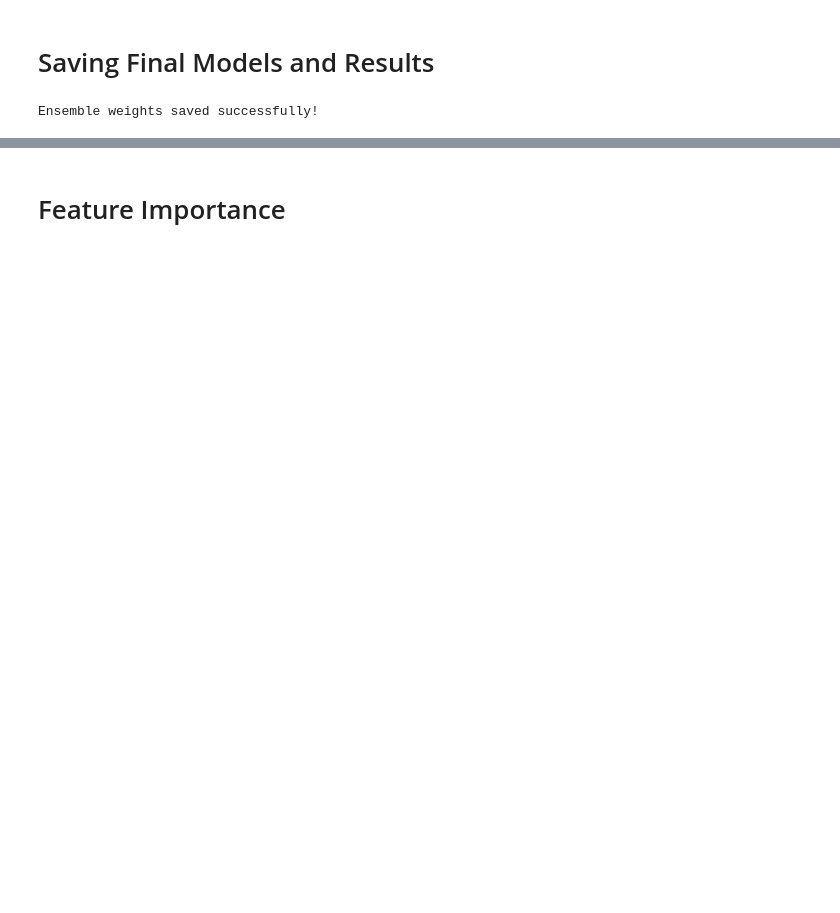
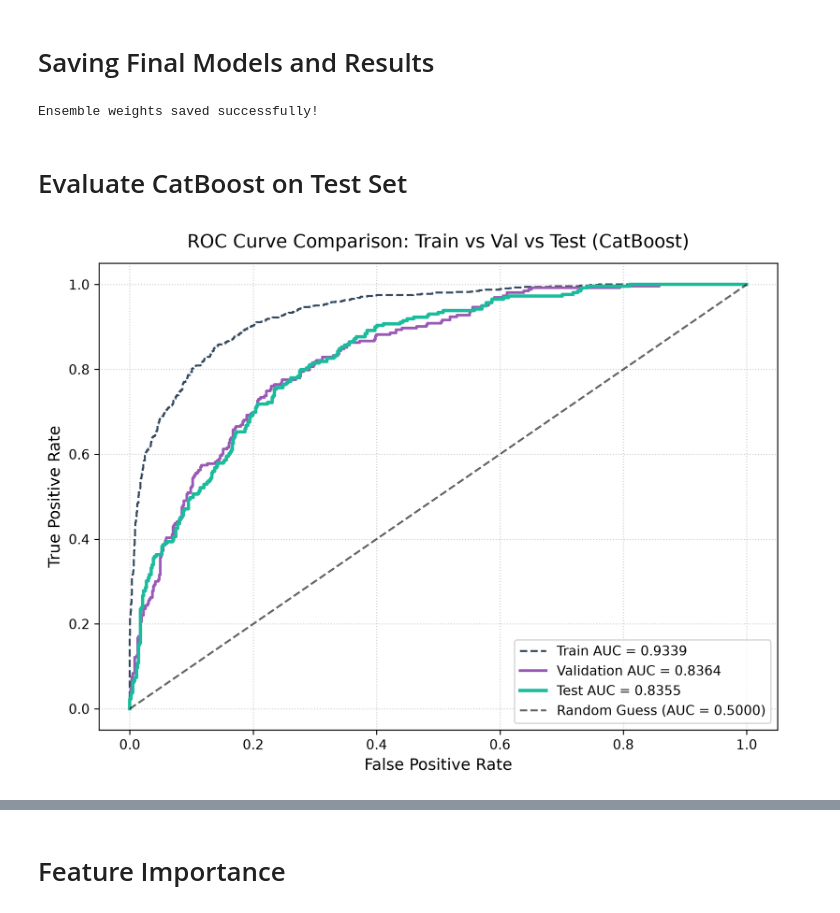
Before and after one commit to BevisWong76/credit-risk-predictor, a Jupyter notebook: credit_risk_classification.ipynb, the cells around one changed output, grey strips where cells are left out. Drawn from its saved outputs; the diff is of its cells as text; code cells hidden in the pictures; blank space fills up the shorter version.

Commit message:
docs: finalize README and report; feat: evaluate model on test set

```diff
--- a/credit_risk_classification.ipynb
+++ b/credit_risk_classification.ipynb
@@ -1514,3 +1523,64 @@ print("Ensemble weights saved successfully!")
 # )
 # %% [output]
 Ensemble weights saved successfully!
+# %% [markdown]
+# Evaluate CatBoost on Test Set
+# %%
+# Make predictions for the training, validation, and test sets using the best CatBoost model
+
+y_train_pred_prob = cat_best.predict_proba(df_train_eng)[:, 1]
+y_val_pred_prob = cat_best.predict_proba(df_val_eng)[:, 1]
+y_test_pred_prob = cat_best.predict_proba(df_test_eng)[:, 1]
+
+y_test_pred = cat_best.predict(df_test_eng)
+# %%
+# ROC / AUC Visualization for CatBoost Model
+
+plt.figure(figsize=(8, 6), dpi=300)
+
+# ROC & AUC of CatBoost Model for Training, Validation, and Test Sets
+auc_tr = roc_auc_score(y_train, y_train_pred_prob)
+auc_va = roc_auc_score(y_val, y_val_pred_prob)
+auc_te = roc_auc_score(y_test, y_test_pred_prob)
+
+fpr_tr, tpr_tr, _ = roc_curve(y_train, y_train_pred_prob)
+fpr_va, tpr_va, _ = roc_curve(y_val, y_val_pred_prob)
+fpr_te, tpr_te, _ = roc_curve(y_test, y_test_pred_prob)
+
+# Plot
+plt.plot(
+    fpr_tr,
+    tpr_tr,
+    label=f"Train AUC = {auc_tr:.4f}",
+    color="#34495e",
+    linestyle="--",
+    linewidth=1.5,
+)
+plt.plot(
+    fpr_va,
+    tpr_va,
+    label=f"Validation AUC = {auc_va:.4f}",
+    color="#9b59b6",
+    linewidth=2,
+)
+plt.plot(
+    fpr_te,
+    tpr_te,
+    label=f"Test AUC = {auc_te:.4f}",
+    color="#1abc9c",
+    linewidth=2.5,
+)
+
+# Diagonal line for random guessing (AUC = 0.5)
+plt.plot([0, 1], [0, 1], "k--", label="Random Guess (AUC = 0.5000)", alpha=0.6)
+
+plt.title("ROC Curve Comparison: Train vs Val vs Test (CatBoost)",fontsize=14,pad=12,)
+plt.xlabel("False Positive Rate", fontsize=12)
+plt.ylabel("True Positive Rate", fontsize=12)
+plt.legend(loc="lower right", fontsize=10)
+plt.grid(True, linestyle=":", alpha=0.6)
+plt.tight_layout()
+plt.savefig(evaluation_plots_dir / "06_CatBoost_ROC_Train_Val_Test.png", dpi=300)
+plt.show()
+# %% [output]
+[figure, added]
```
Also changed, not shown: parts of 18 cells of this notebook, 25 other files.
